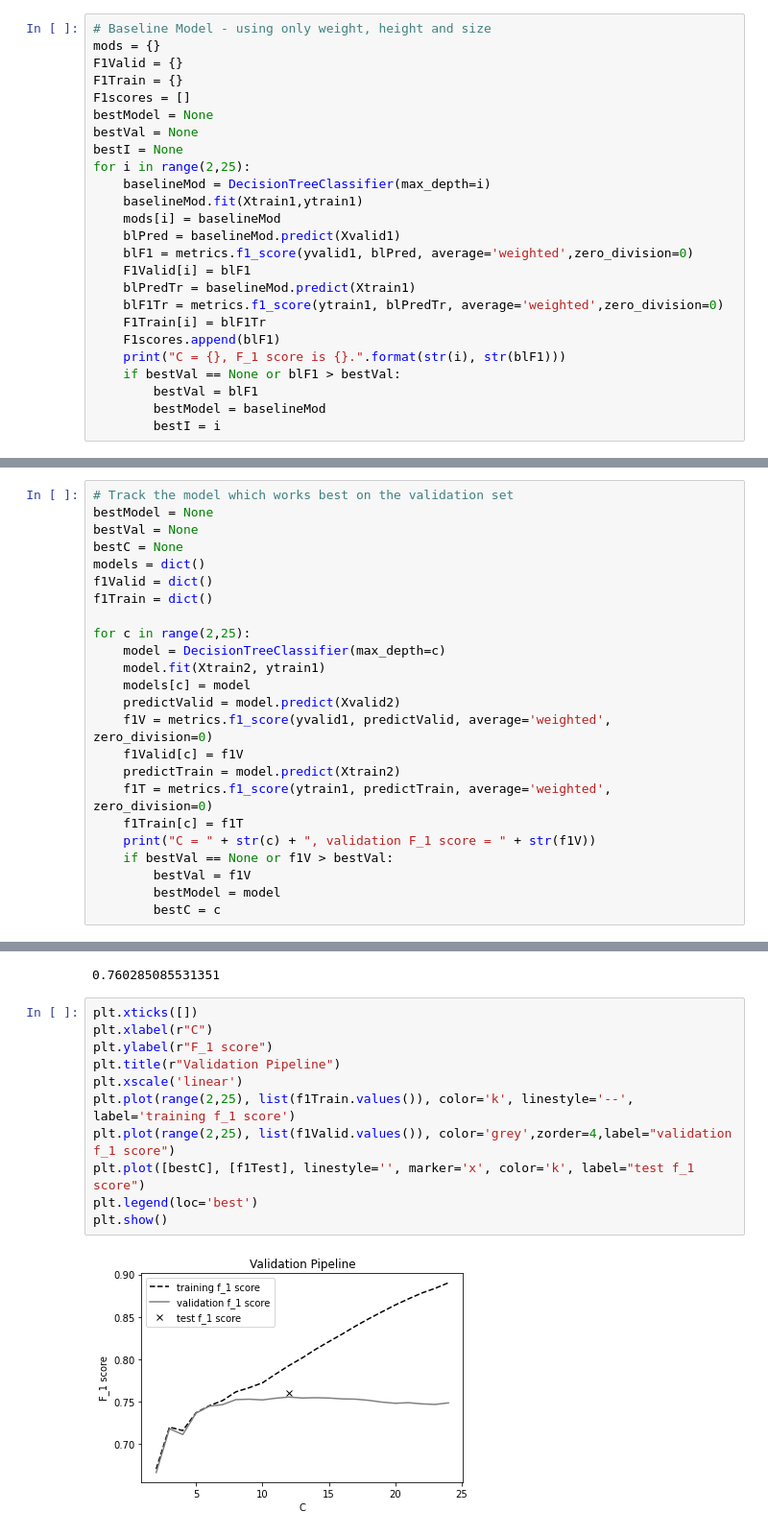
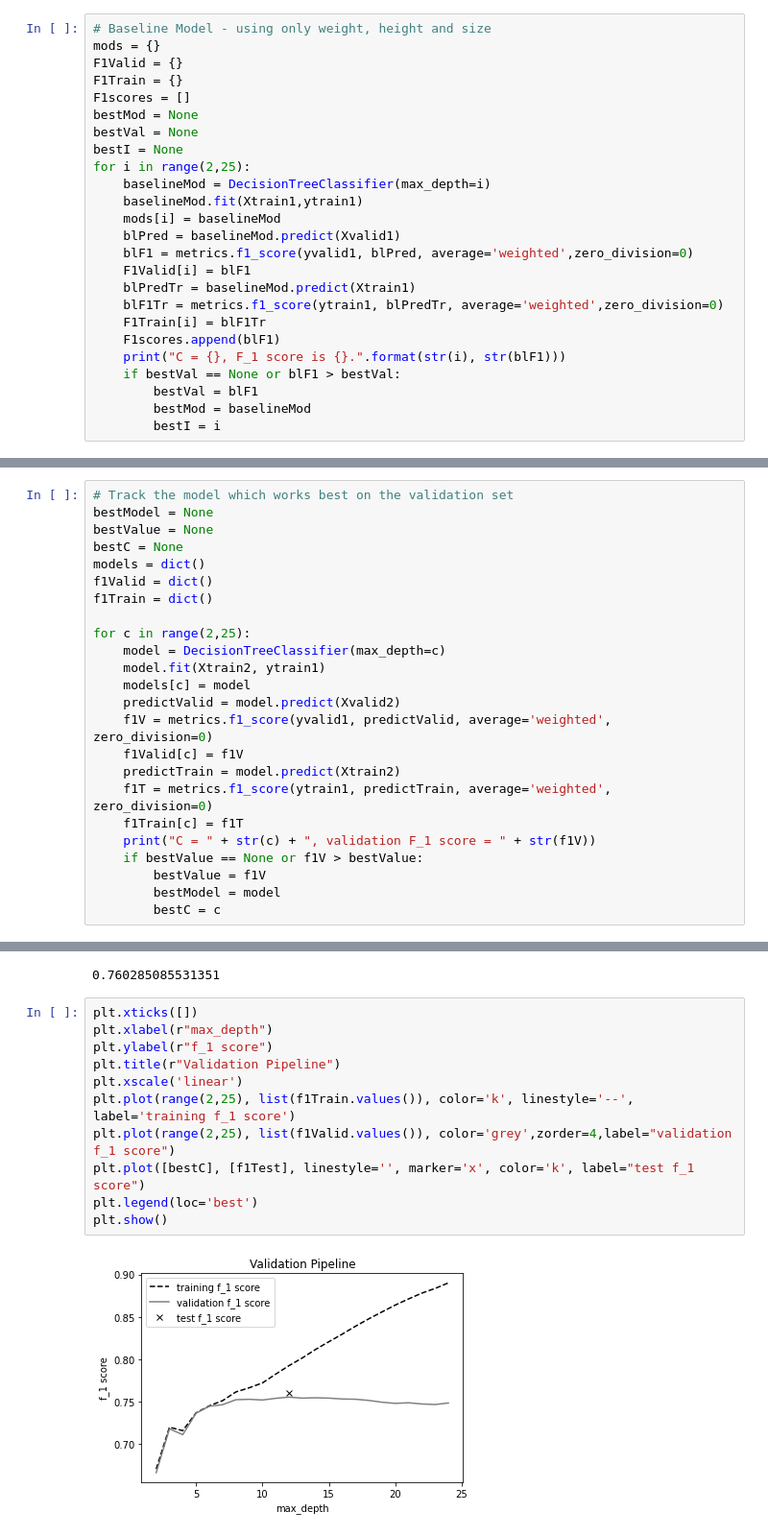
Before and after one commit to daphneyyy/CSE158_Assignment2, a Jupyter notebook: A2_3.ipynb, the cells around one changed output, grey strips where cells are left out. Shown: that part at 96% size. Drawn from its saved outputs; the diff is of its cells as text.

Commit message:
modified plots

```diff
--- a/A2_3.ipynb
+++ b/A2_3.ipynb
@@ -83,7 +80,7 @@ mods = {}
 F1Valid = {}
 F1Train = {}
 F1scores = []
-bestModel = None
+bestMod = None
 bestVal = None
 bestI = None
 for i in range(2,25):
@@ -100,7 +97,7 @@ for i in range(2,25):
     print("C = {}, F_1 score is {}.".format(str(i), str(blF1)))
     if bestVal == None or blF1 > bestVal:
         bestVal = blF1
-        bestModel = baselineMod
+        bestMod = baselineMod
         bestI = i
 # %% [output]
 C = 2, F_1 score is 0.6211854113684363.
@@ -187,7 +184,7 @@ Xtest2 = [feature2(d) for d in dataTest1]
 # %%
 # Track the model which works best on the validation set
 bestModel = None
-bestVal = None
+bestValue = None
 bestC = None
 models = dict()
 f1Valid = dict()
@@ -204,8 +201,8 @@ for c in range(2,25):
     f1T = metrics.f1_score(ytrain1, predictTrain, average='weighted', zero_division=0)
     f1Train[c] = f1T
     print("C = " + str(c) + ", validation F_1 score = " + str(f1V))
-    if bestVal == None or f1V > bestVal:
-        bestVal = f1V
+    if bestValue == None or f1V > bestValue:
+        bestValue = f1V
         bestModel = model
         bestC = c
 # %% [output]
@@ -238,14 +235,14 @@ f1Test
 0.760285085531351
 # %%
 plt.xticks([])
-plt.xlabel(r"C")
-plt.ylabel(r"F_1 score")
+plt.xlabel(r"max_depth")
+plt.ylabel(r"f_1 score")
 plt.title(r"Validation Pipeline")
 plt.xscale('linear')
 plt.plot(range(2,25), list(f1Train.values()), color='k', linestyle='--', label='training f_1 score')
 plt.plot(range(2,25), list(f1Valid.values()), color='grey',zorder=4,label="validation f_1 score")
 plt.plot([bestC], [f1Test], linestyle='', marker='x', color='k', label="test f_1 score")
 plt.legend(loc='best')
 plt.show()
 # %% [output]
-[figure, old version]
+[figure, new version]
```
Also changed, not shown: parts of 4 cells of this notebook, 2 other files.
